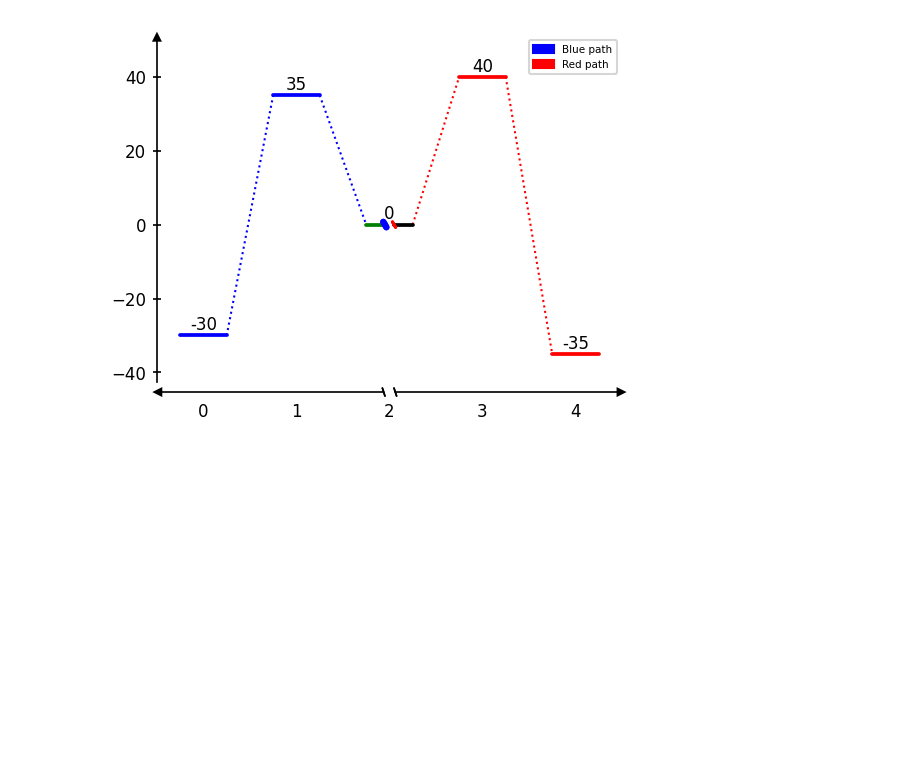
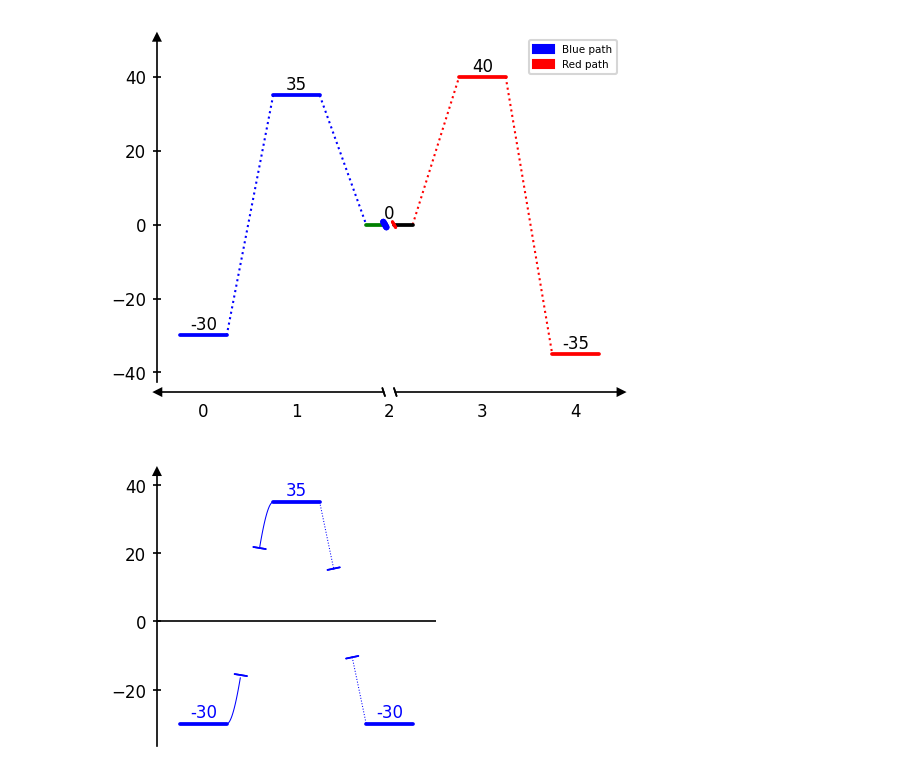
Before and after one commit to Tonner-Zech-Group/chem-diagrams, a Jupyter notebook: examples/test_use.ipynb, the cells around one changed output. Cells and saved outputs as stored; diff of their text form; code cells hidden in the pictures; blank space fills up the shorter version.

```diff
--- a/examples/test_use.ipynb
+++ b/examples/test_use.ipynb
@@ -290,3 +290,21 @@ dia.add_xaxis_break(2)
 # %% [output]
 MergedPlateau(plateau_left=<matplotlib.collections.LineCollection object at 0x...>, plateau_right=<matplotlib.collections.LineCollection object at 0x...>, stopper_left=Text(1.9510825317547305, 0.01562 ...
 [figure]
+# %%
+from chemdiagrams import EnergyDiagram
+
+dia = EnergyDiagram(style="open", dpi=150)
+
+dia.draw_path(
+    [0,1,2], [-30,35,-30], "blue",
+    path_name="Blue path",
+    linetypes=[-4,-1],
+    gap_scale=2,
+    lw_connector=0.5,
+)
+
+dia.add_numbers_auto()
+
+dia.show()
+# %% [output]
+[figure, added]
```
Also changed, not shown: 9 other files.
